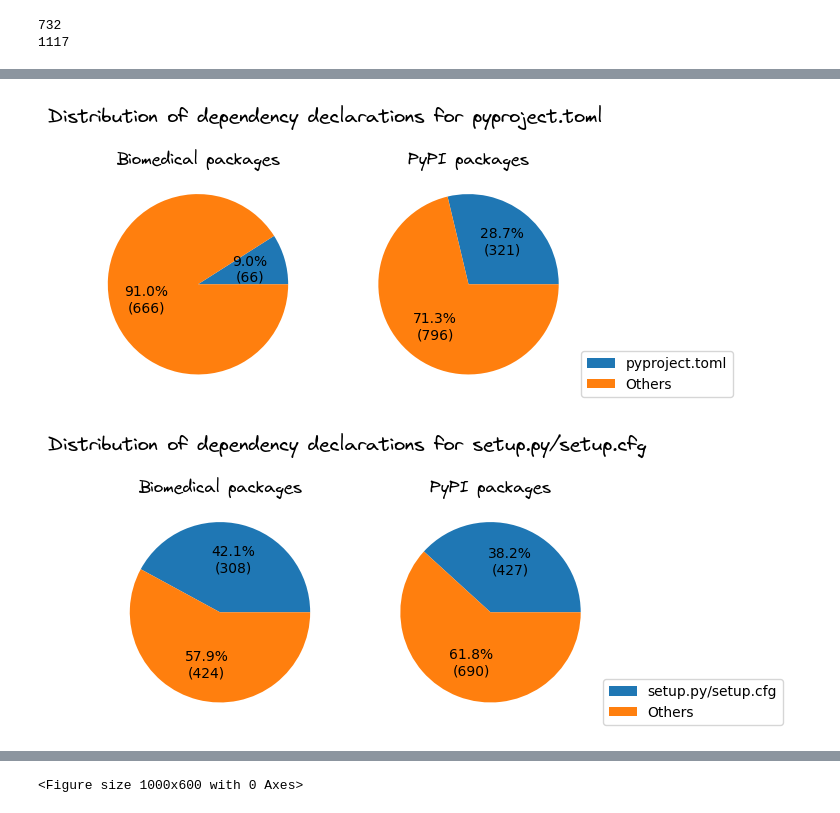
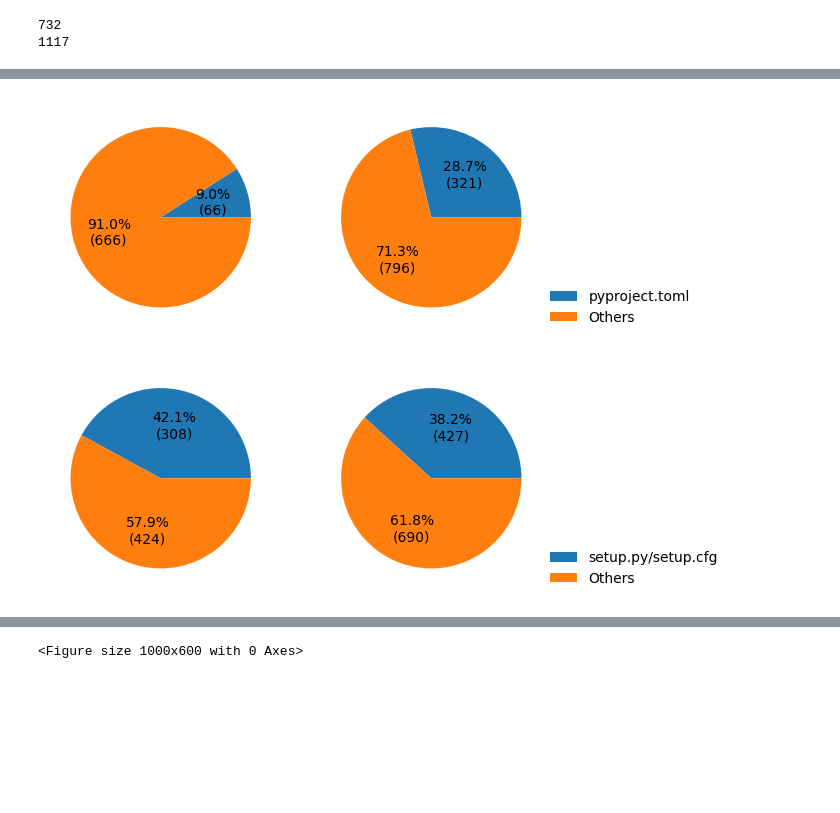
Before and after one commit to tweag/FawltyDeps-analysis, a Jupyter notebook: notebooks/analysis_biomed_pypi.ipynb, the cells around one changed output, grey strips where cells are left out. Cells and saved outputs as stored; diff of their text form; code cells hidden in the pictures; blank space fills up the shorter version.

```diff
--- a/notebooks/analysis_biomed_pypi.ipynb
+++ b/notebooks/analysis_biomed_pypi.ipynb
@@ -297,8 +297,10 @@ for project_name, depsfile in depsfiles_pypi.items():
             project_with_deps_pypi.add(project_name)
             break
 # %%
-def autopct_format(values):
-    def my_format(pct):
+def autopct_format(values, hidden_values=[]):
+    def my_format(pct, hidden_values=hidden_values):
+        if round(pct, 3) in hidden_values:
+            return ""
         total = sum(values)
         val = int(round(pct * total / 100.0))
         return "{:.1f}%\n({v:d})".format(pct, v=val) if pct > 0 else ""
@@ -488,29 +478,25 @@ plt.savefig("distribution_deps_2.1.png", dpi=600, bbox_inches="tight")
 # %%
 pyproject_toml_counts_biomed = np.array(
     [len(project_pyproject_toml_biomed), len(depsfiles_biomed) - len(project_pyproject_toml_biomed)]
 )
 pyproject_toml_counts_pypi = np.array(
     [
         len(project_pyproject_toml_pypi),
         len(depsfiles_pypi) - len(project_pyproject_toml_pypi),
     ]
 )
 
 fig, (ax1, ax2) = plt.subplots(1, 2)
-fig.suptitle(
-    "Distribution of dependency declarations for pyproject.toml",
-    fontname="Virgil 3 YOFF",
-    fontsize=14,
-)
+
 ax1.pie(pyproject_toml_counts_biomed, autopct=autopct_format(pyproject_toml_counts_biomed))
-ax1.set_title("Biomedical packages", fontname="Virgil 3 YOFF", fontsize=12)
+# ax1.set_title("Biomedical packages", fontname="Virgil 3 YOFF", fontsize=12)
 ax2.pie(pyproject_toml_counts_pypi, autopct=autopct_format(pyproject_toml_counts_pypi))
-ax2.set_title("PyPI packages", fontname="Virgil 3 YOFF", fontsize=12)
-plt.legend(loc=(1, 0), labels=["pyproject.toml", "Others"])
+# ax2.set_title("PyPI packages", fontname="Virgil 3 YOFF", fontsize=12)
+plt.legend(loc=(1, 0), labels=["pyproject.toml", "Others"], frameon=False)
 plt.subplots_adjust(top=1.1)
 plt.savefig("distribution_deps_2.2.png", dpi=600, bbox_inches="tight")
 # %% [output]
-[figure, old version]
+[figure, new version]
 # %%
 setup_counts_biomed = np.array(
     [len(project_setup_biomed), len(depsfiles_biomed) - len(project_setup_biomed)]
@@ -520,17 +506,13 @@ setup_counts_pypi = np.array(
 )
 
 fig, (ax1, ax2) = plt.subplots(1, 2)
-fig.suptitle(
-    "Distribution of dependency declarations for setup.py/setup.cfg",
-    fontname="Virgil 3 YOFF",
-    fontsize=14,
-)
+
 ax1.pie(setup_counts_biomed, autopct=autopct_format(setup_counts_biomed))
-ax1.set_title("Biomedical packages", fontname="Virgil 3 YOFF", fontsize=12)
+# ax1.set_title("Biomedical packages", fontname="Virgil 3 YOFF", fontsize=12)
 ax2.pie(setup_counts_pypi, autopct=autopct_format(setup_counts_pypi))
-ax2.set_title("PyPI packages", fontname="Virgil 3 YOFF", fontsize=12)
-plt.legend(loc=(1, 0), labels=["setup.py/setup.cfg", "Others"])
+# ax2.set_title("PyPI packages", fontname="Virgil 3 YOFF", fontsize=12)
+plt.legend(loc=(1, 0), labels=["setup.py/setup.cfg", "Others"], frameon=False)
 plt.subplots_adjust(top=1.1)
 plt.savefig("distribution_deps_2.3.png", dpi=600, bbox_inches="tight")
 # %% [output]
-[figure, old version]
+[figure, new version]
```
Also changed, not shown: parts of 13 cells of this notebook.
